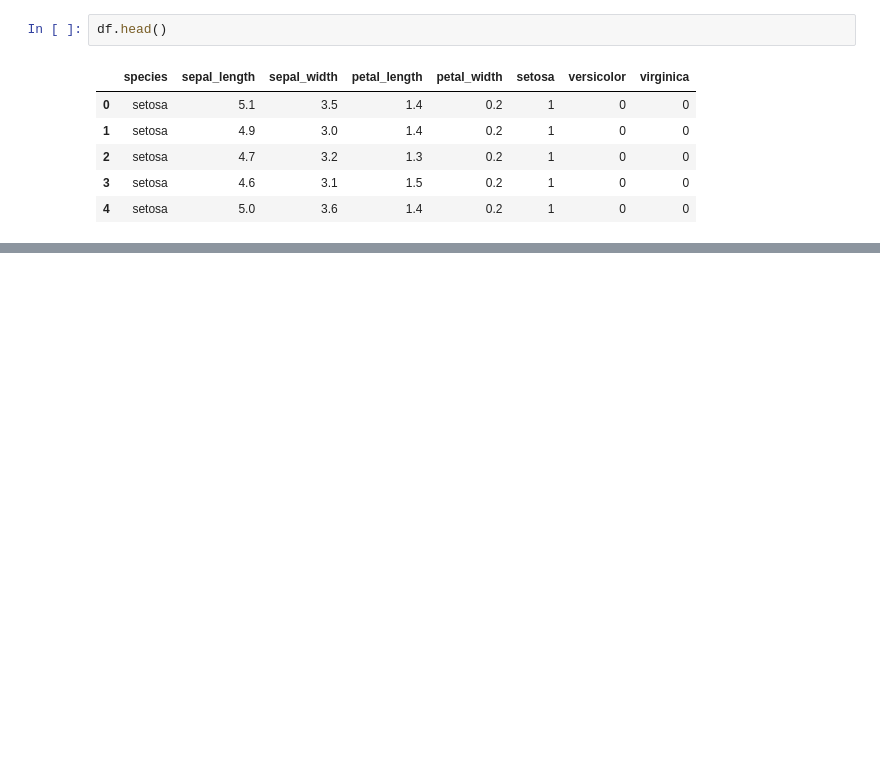
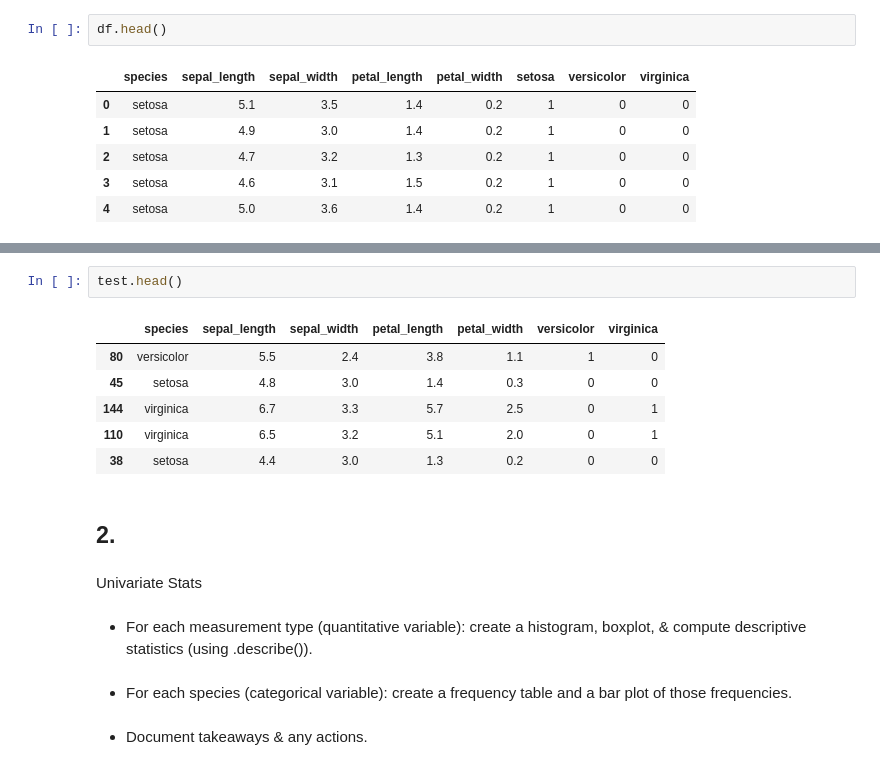
Before and after one commit to adam-talbot/classification-exercises, a Jupyter notebook: classification_exercises.ipynb, the cells around one changed output, grey strips where cells are left out. Cells and saved outputs as stored; diff of their text form; blank space fills up the shorter version.

```diff
--- a/classification_exercises.ipynb
+++ b/classification_exercises.ipynb
@@ -494,0 +573,19 @@ df.head()
+# %%
+test.head()
+# %% [output]
+|  | species | sepal_length | sepal_width | petal_length | petal_width | versicolor | virginica |
+| 80 | versicolor | 5.5 | 2.4 | 3.8 | 1.1 | 1 | 0 |
+| 45 | setosa | 4.8 | 3.0 | 1.4 | 0.3 | 0 | 0 |
+| 144 | virginica | 6.7 | 3.3 | 5.7 | 2.5 | 0 | 1 |
+| 110 | virginica | 6.5 | 3.2 | 5.1 | 2.0 | 0 | 1 |
+| 38 | setosa | 4.4 | 3.0 | 1.3 | 0.2 | 0 | 0 |
+# %% [markdown]
+## 2.
+# %% [markdown]
+Univariate Stats
+# %% [markdown]
+- For each measurement type (quantitative variable): create a histogram, boxplot, & compute descriptive statistics (using .describe()).
+# %% [markdown]
+- For each species (categorical variable): create a frequency table and a bar plot of those frequencies.
+# %% [markdown]
+- Document takeaways & any actions.
```
Also changed, not shown: parts of 25 cells of this notebook, 1 other file.
